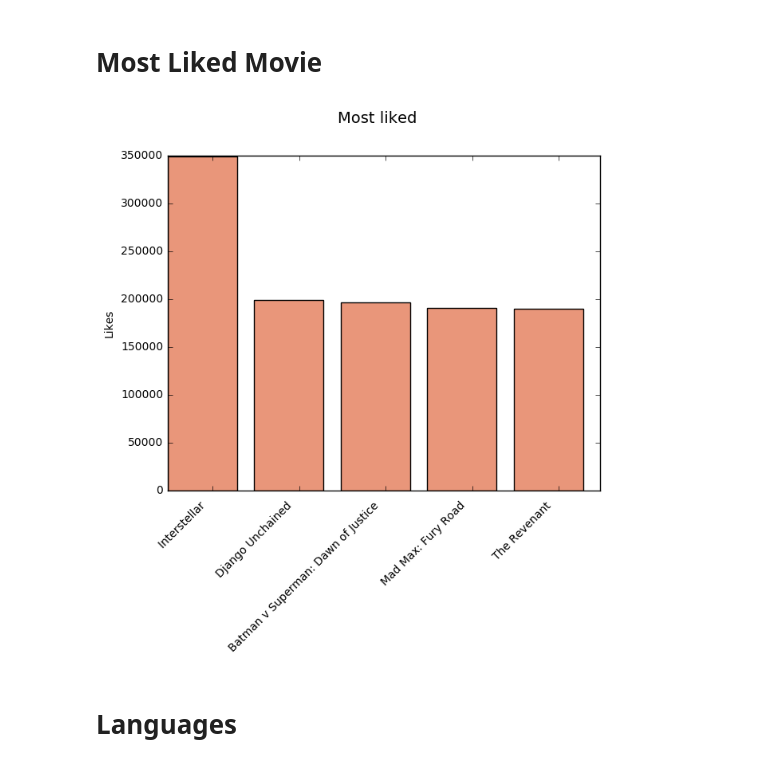
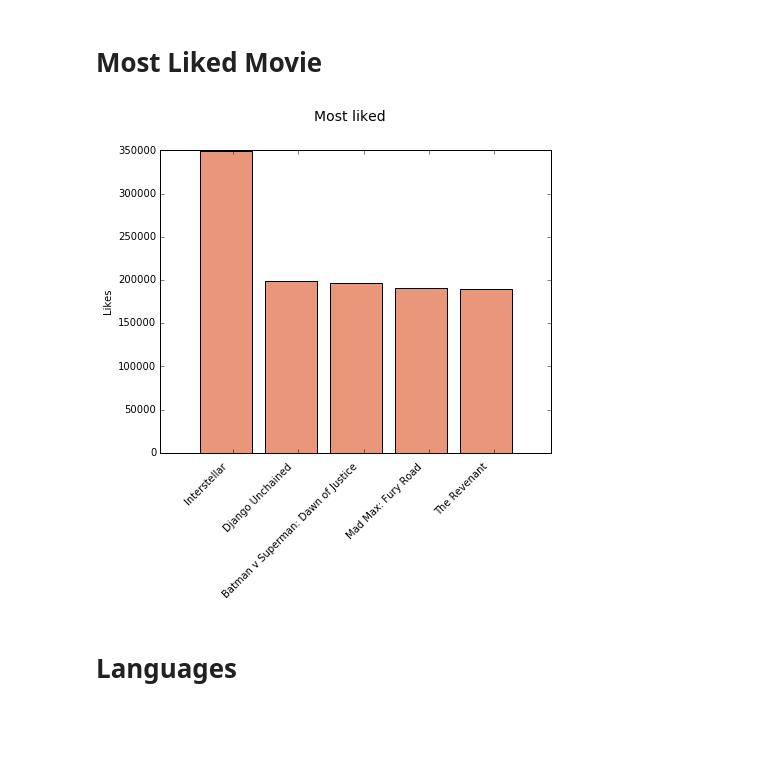
Before and after one commit to AlekVT/notebookIMDB, a Jupyter notebook: MovieSet.ipynb, the cells around one changed output. Cells and saved outputs as stored; diff of their text form; code cells hidden in the pictures; blank space fills up the shorter version.

```diff
--- a/MovieSet.ipynb
+++ b/MovieSet.ipynb
@@ -14,0 +37,3 @@ dataset = createDataFrame('movie_metadata.csv', ',')
+# %%
+imdbFrame = createDataFrame('movie_metadata.csv', ',')
+print imdbFrame
@@ -118,13 +121,12 @@ movieLensData
 # %%
-x_axis = [i+1 for i in range(5)]
+worstmovies = imdbFrame.sort_values(by='imdb_score', ascending=True).head(5);
+
+x_axis = [i+1 for i in range(len(worstmovies))]
 y_axis = []
-bestmovies = ['']
 
-bestmovies = dataset.sort_values(by='imdb_score', ascending=True).head(5);
-
-for i in range(5):
+for i in range(len(worstmovies)):
     try:
-        var1 = bestmovies.iloc[i]['imdb_score']
+        var1 = worstmovies.iloc[i]['imdb_score']
         y_axis.append(var1)
     except:
         y_axis.append(0)
@@ -136,9 +138,9 @@ ax.set_xlabel('')
 ax.set_ylabel('rating')
 
 plt.subplots_adjust(bottom=0.3)
-h = plt.bar(xrange(5), y_axis, fc='darksalmon')
+h = plt.bar(xrange(5), y_axis, fc='darksalmon', align='center')
 xticks_pos = [0.65*patch.get_width() + patch.get_xy()[0] for patch in h]
 
-plt.xticks(xticks_pos, bestmovies['movie_title'],  ha='right', rotation=45)
+plt.xticks(xticks_pos, worstmovies['movie_title'],  ha='right', rotation=45)
 plt.show()
 # %% [output]
@@ -146,13 +148,12 @@ plt.show()
 # %% [markdown]
 # Best Movies
 # %%
-x_axis = [i+1 for i in range(5)]
+bestmovies = imdbFrame.sort_values(by='imdb_score', ascending=False).head(5);
+
+x_axis = [i+1 for i in range(len(bestmovies))]
 y_axis = []
-bestmovies = ['']
 
-bestmovies = dataset.sort_values(by='imdb_score', ascending=False).head(5);
-
-for i in range(5):
+for i in range(len(bestmovies)):
     try:
         var1 = bestmovies.iloc[i]['imdb_score']
         y_axis.append(var1)
@@ -166,9 +167,9 @@ ax.set_xlabel('')
 ax.set_ylabel('rating')
 
 plt.subplots_adjust(bottom=0.3)
-h = plt.bar(xrange(5), y_axis, fc='darksalmon')
+h = plt.bar(xrange(5), y_axis, fc='darksalmon', align='center')
 xticks_pos = [0.65*patch.get_width() + patch.get_xy()[0] for patch in h]
 
-plt.xticks(xticks_pos, bestmovies['movie_title'],  ha='right', rotation=45)
+plt.xticks(xticks_pos, bestmovies['movie_title'], ha='right', rotation=45)
 plt.show()
 # %% [output]
@@ -176,33 +177,32 @@ plt.show()
 # %% [markdown]
 # Most Liked Movie
 # %%
-x_axis = [i+1 for i in range(5)]
+moviesFacebookLikes = imdbFrame.sort_values(by='movie_facebook_likes', ascending=False).head(5);
+
+x_axis = [i+1 for i in range(len(moviesFacebookLikes))]
 y_axis = []
-moviesFacebookLikes = ['']
 
-moviesFacebookLikes = dataset.sort_values(by='movie_facebook_likes', ascending=False).head(5);
-
-for i in range(5):
+for i in range(len(moviesFacebookLikes)):
     try:
         var1 = moviesFacebookLikes.iloc[i]['movie_facebook_likes']
         y_axis.append(var1)
     except:
         y_axis.append(0)
 
 fig = plt.figure(figsize=(7, 7))
 fig.suptitle('Most liked', fontsize=14)
 ax = fig.add_subplot(111)
 ax.set_xlabel('')
 ax.set_ylabel('Likes')
 
 plt.subplots_adjust(bottom=0.3)
-h = plt.bar(xrange(5), y_axis, fc='darksalmon')
+h = plt.bar(xrange(5), y_axis, fc='darksalmon', align='center')
 xticks_pos = [0.65*patch.get_width() + patch.get_xy()[0] for patch in h]
 
 plt.xticks(xticks_pos, moviesFacebookLikes['movie_title'],  ha='right', rotation=45)
 plt.show()
 # %% [output]
-[figure, old version]
+[figure, new version]
 # %% [markdown]
 # Languages
 # %%
```
Also changed, not shown: parts of 26 cells of this notebook.
